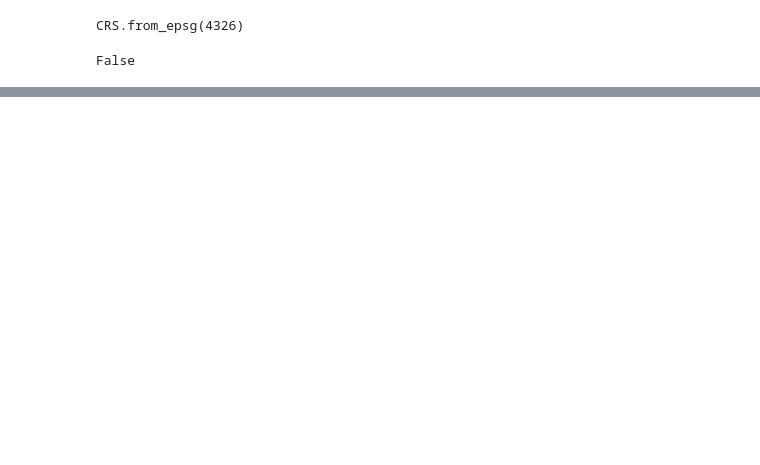
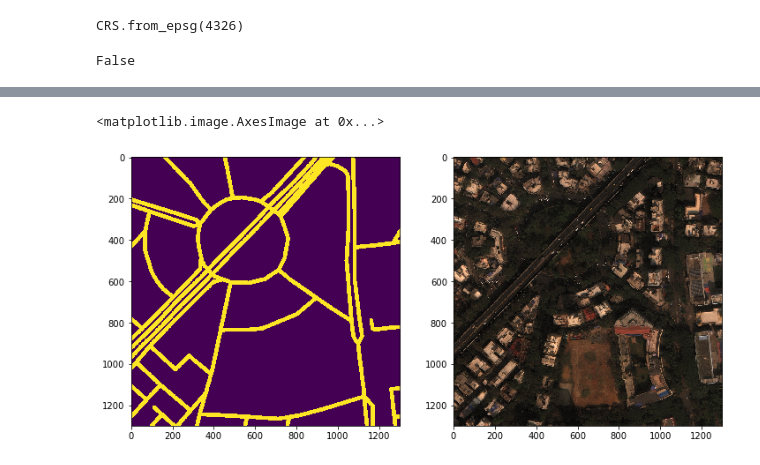
Before and after one commit to wwymak/spacenet-ml, a Jupyter notebook: spacenet-roads-replicating-cresci.ipynb, the cells around one changed output, grey strips where cells are left out. Drawn from its saved outputs; the diff is of its cells as text; code cells hidden in the pictures; blank space fills up the shorter version.

```diff
--- a/spacenet-roads-replicating-cresci.ipynb
+++ b/spacenet-roads-replicating-cresci.ipynb
@@ -150,0 +188,8 @@ road_mask = sol.vector.mask.road_mask(df,
+# %%
+fig, axs = plt.subplots(1,2, figsize=(12,6))
+axs = axs.ravel()
+axs[0].imshow(skimage.io.imread(str(mask_folder/"chip19.png")))
+axs[1].imshow(sktif.imread(str(ps_rgb_mumbai/"SN5_roads_train_AOI_8_Mumbai_PS-RGB_chip19.tif")))
+# %% [output]
+<matplotlib.image.AxesImage at 0x...>
+[figure, added]
```
Also changed, not shown: parts of 32 cells of this notebook, 1 other file.
